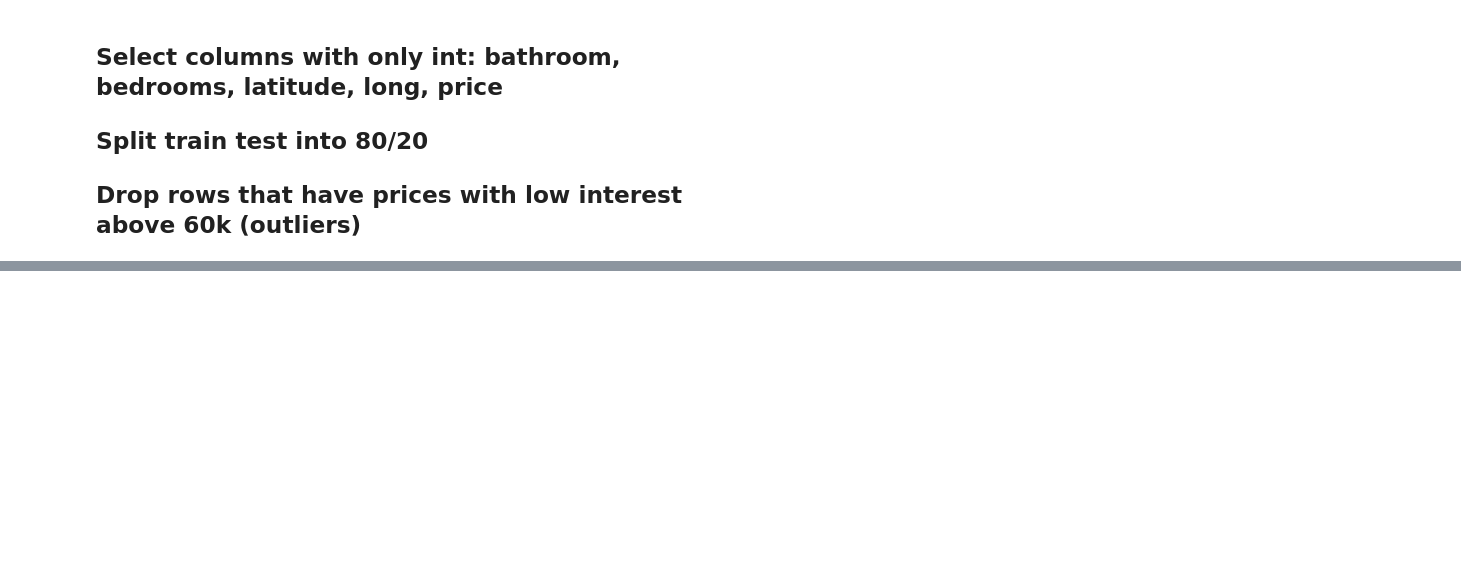
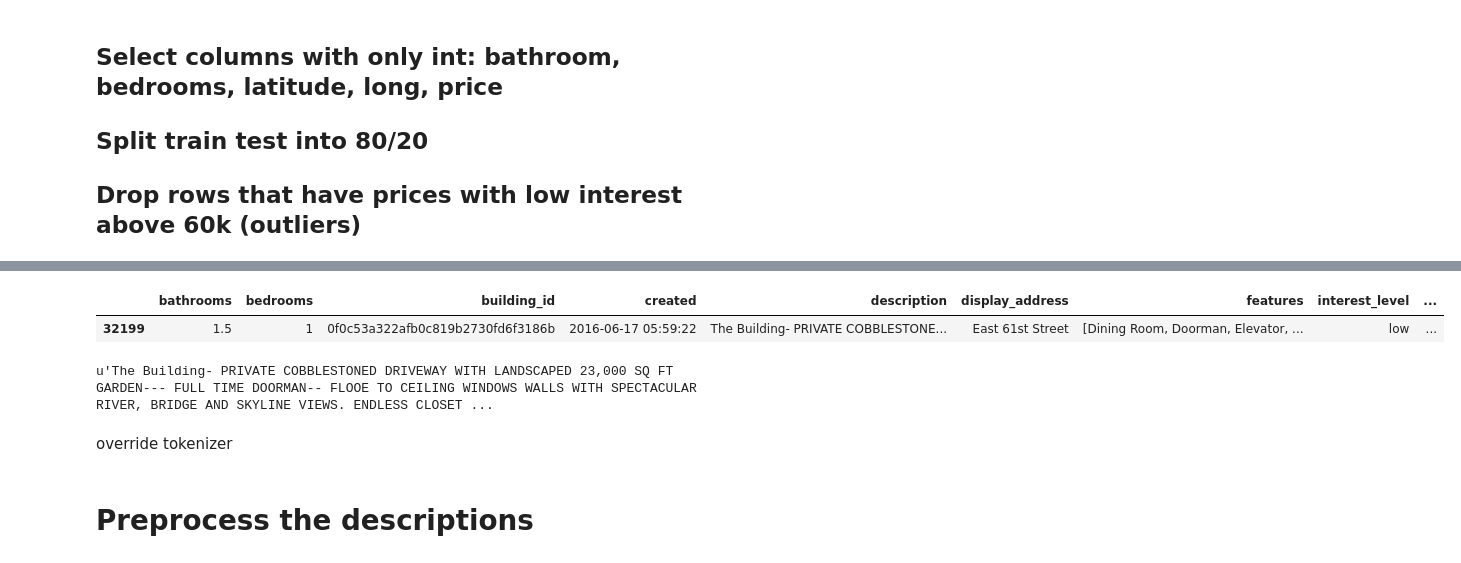
Before and after one commit to yewwah/sigma_rental, a Jupyter notebook: sigma_rental.ipynb, the cells around one changed output, grey strips where cells are left out. Saved outputs shown, nothing was run; the diff lists cells and outputs as text; code cells hidden in the pictures; blank space fills up the shorter version.

```diff
--- a/sigma_rental.ipynb
+++ b/sigma_rental.ipynb
@@ -79,11 +87,11 @@ sb.boxplot(x="interest_level", y="price", data=df, order = ['low', 'medium', 'hi
 # %%
 print df.columns
 df['created'] = pd.to_datetime(df['created'])
-df = df.sort_values(by= 'created')
-df.set_index('created', inplace = True)
-df[df['interest_level'] == 'low']['price'].plot(figsize=(16, 12))
-df[df['interest_level'] == 'medium']['price'].plot(figsize=(16, 12))
-df[df['interest_level'] == 'high']['price'].plot(figsize=(16, 12))
+df_chart = df.sort_values(by= 'created')
+df_chart.set_index('created', inplace = True)
+df_chart[df_chart['interest_level'] == 'low']['price'].plot(figsize=(16, 12))
+df_chart[df_chart['interest_level'] == 'medium']['price'].plot(figsize=(16, 12))
+df_chart[df_chart['interest_level'] == 'high']['price'].plot(figsize=(16, 12))
 # %% [output]
 Index([u'bathrooms', u'bedrooms', u'building_id', u'created', u'description',
        u'display_address', u'features', u'interest_level', u'latitude',
@@ -138,2 +160,4 @@ def modify_labels(label):
+# %%
+df['description'] = df['description'].apply(clean_html_tags)
 # %%
 #Only int
@@ -188,0 +254,9 @@ confusion_matrix(labels, df_new_target.iloc[test])
+# %%
+df[df['description'].str.lower().str.contains('rentalcontact')]
+# %% [output]
+|  | bathrooms | bedrooms | building_id | created | description | display_address | features | interest_level | ... |
+| 32199 | 1.5 | 1 | 0f0c53a322afb0c819b2730fd6f3186b | 2016-06-17 05:59:22 | The Building- PRIVATE COBBLESTONE... | East 61st Street | [Dining Room, Doorman, Elevator, ... | low | ... |
+# %%
+df.loc[32199]['description']
+# %% [output]
+u'The Building- PRIVATE COBBLESTONED DRIVEWAY WITH LANDSCAPED 23,000 SQ FT GARDEN--- FULL TIME DOORMAN-- FLOOE TO CEILING WINDOWS WALLS WITH SPECTACULAR RIVER, BRIDGE AND SKYLINE VIEWS. ENDLESS CLOSET ...
@@ -188,0 +272,4 @@ confusion_matrix(labels, df_new_target.iloc[test])
+# %% [markdown]
+override tokenizer
+# %% [markdown]
+# Preprocess the descriptions
```
Also changed, not shown: parts of 26 cells of this notebook.
